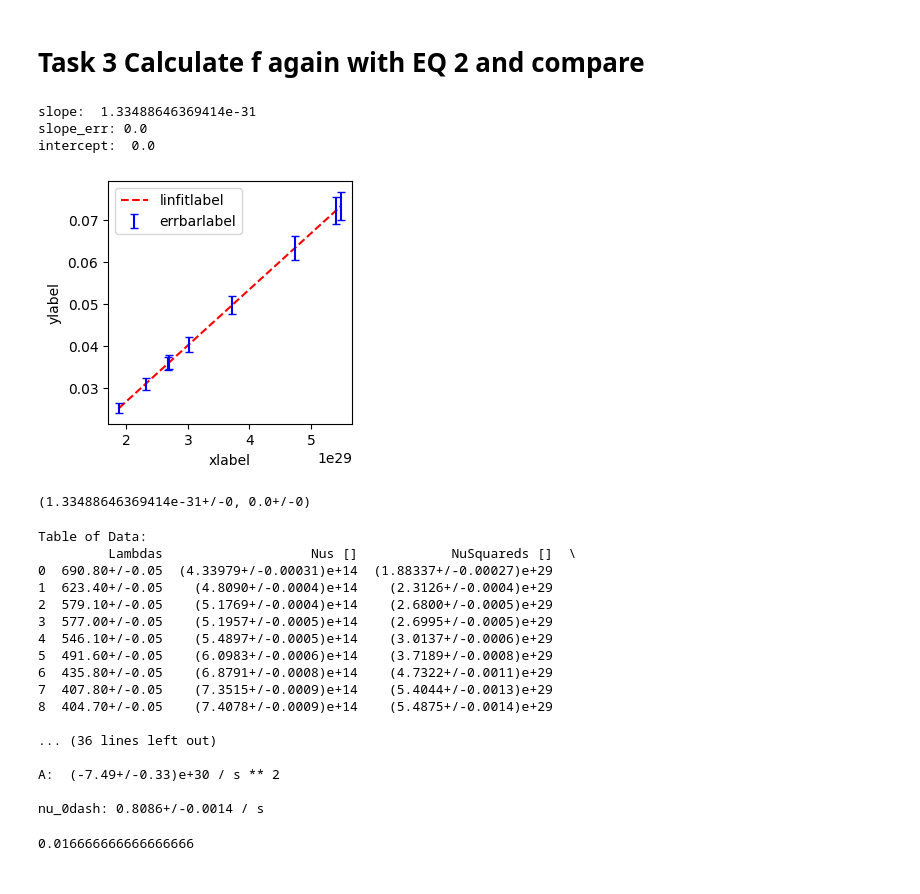
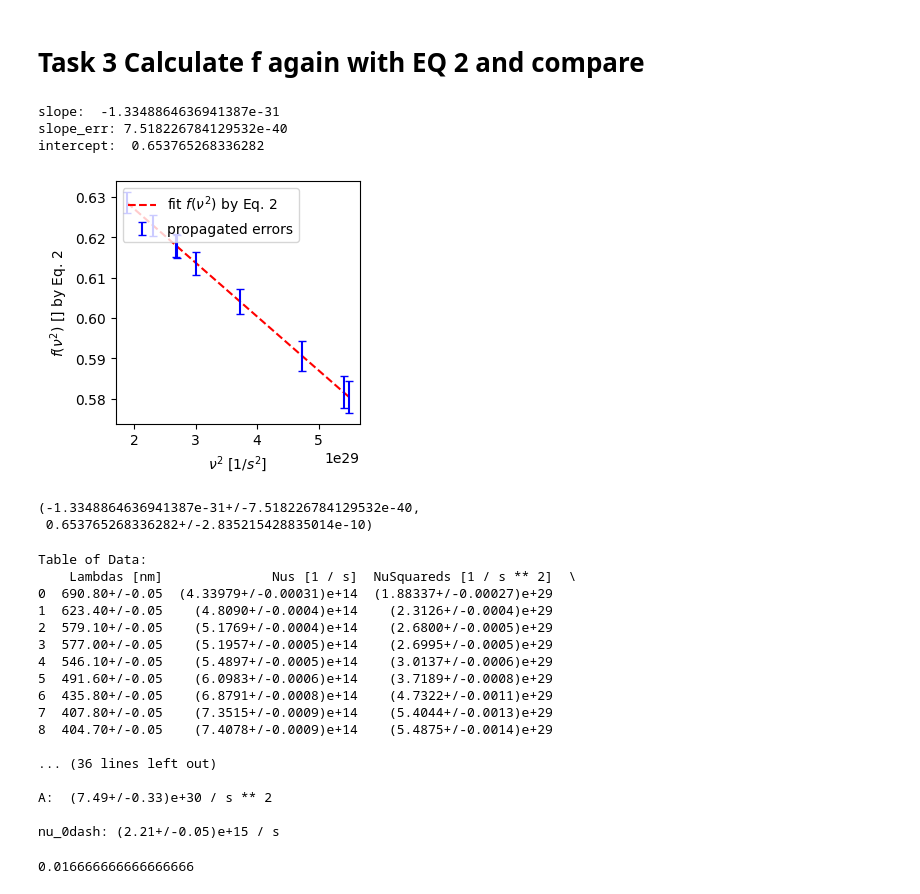
Before and after one commit to dominikrosser/praktikum_p1, a Jupyter notebook: 13 Brechungsind_pris/brechungsind_pris.ipynb, the cells around one changed output. Saved outputs shown, nothing was run; the diff lists cells and outputs as text; code cells hidden in the pictures.

Commit message:
Changes to display data in latex

```diff
--- a/13 Brechungsind_pris/brechungsind_pris.ipynb
+++ b/13 Brechungsind_pris/brechungsind_pris.ipynb
@@ -59,7 +59,7 @@ def errorbar_plot_with_linregress(X, Y, SIG_Y, errbarlabel='errbarlabel', xlabel
 # n'2(nu) = 1 + A/(nu0dash^2-nu^2)
 # nu0dash, A sind Materialkonstanten
 def n_squared_of_nu(nu, nu0dash, A):
-    n_sq = 1 + A/(u.wrap(np.square)(nu0dash)-u.wrap(np.square)(nu))
+    n_sq = 1 + A / (u.wrap(np.square)(nu0dash) - u.wrap(np.square)(nu))
     return n_sq
 
 def n_squared_of_nu_squared(nu_squared, nu0dash, A):
@@ -80,8 +80,9 @@ def n_of_phi_delta0(phi, delta0):
 
 # nu0dash, A sind Materialkonstanten
 def f_of_nu_squared(nu_squared, nu0dash, A):
-    denom = (n_squared_of_nu_squared(nu_squared, nu0dash, A)-1.0)
-    f = 1/ np.array(strip_units([(d if np.abs(d) >= 0.000000001 else 0.000000001) for d in denom])) * no_unit
+    denom = (n_squared_of_nu_squared(nu_squared, nu0dash, A) -1.0 )
+    denom = np.array(strip_units([(d if np.abs(d) >= 0.00000000000001 else (0.00000000000001 if d >= 0.0 else -0.00000000000001) ) for d in denom])) * no_unit
+    f = 1.0 / denom
     return f
 
 # used if n_squared is already known
@@ -194,12 +228,20 @@ Etas = np.array([n_of_phi_delta0(Phi_Result.magnitude, Delta0.magnitude) for Del
 Eta_Squareds = usquare(Etas)
 Fs = f_of_n_squared(Eta_Squareds)
 
-slope_withErr, intercept_withErr = errorbar_plot_with_linregress(extr_values(Nu_Squareds), extr_values(Fs), extr_sig(Fs), nolinregress=False, xlabel=r'$\nu^2$', ylabel=r'$f(\nu^2)$')
+slope_withErr, intercept_withErr = errorbar_plot_with_linregress(extr_values(Nu_Squareds), extr_values(Fs), extr_sig(Fs), nolinregress=False, xlabel=r'$\nu^2$ $[1/s^2]$', ylabel=r'$f(\nu^2)$ by Eq. 8', linfitlabel=r'linear fit to $f(\nu^2)$', errbarlabel='propagated errors')
 
 # CALCULATE MATERIAL CONSTANTS FROM THE CURVE
-nu0dash_Squared = intercept_withErr
+A_param = -(1/slope_withErr) * (1/units.s**2)
+nu0dash_Squared = intercept_withErr * (-1/slope_withErr)
 nu0dash = u.wrap(np.sqrt)(nu0dash_Squared) * (1/units.s)
-A_param = (1/slope_withErr) * (1/units.s**2)
 
-Delta0s / (2*scipy.constants.pi) * 360 / units.rad
+def r2d(x):
+    return x * DEG_PER_RAD / units.rad * units.deg
+# Now calculate the degree values as well
+A1s_Deg = r2d(A1s)
+A2s_Deg = r2d(A2s)
+Lambdas = Lambdas
+# OTHER USEFUL LISTS: Nus, Nu_Squareds, Etas, Eta_Squareds, Fs
+# OTHER QUANTITIES: A_param, nu0dash
+Delta0s_Deg = r2d(Delta0s)
 # %% [output]
@@ -214,20 +254,21 @@ intercept:  0.6537652683362825
 # %%
 # TASK 3 NOW WE USE EQ 2 AND COMPARE
 Eta_Squareds__EQ2 = n_squared_of_nu(Nus, nu0dash, A_param).to_base_units().to_compact()
 Etas__EQ2 = np.array([u.wrap(np.sqrt)(eta_sq.to_base_units().magnitude) for eta_sq in Eta_Squareds__EQ2]) * no_unit
 Fs__EQ2 = f_of_nu_squared(Nu_Squareds, nu0dash, A_param)
-slope_withErr__Eq2, intercept_withErr__Eq2 = errorbar_plot_with_linregress(extr_values(Nu_Squareds), extr_values(Fs__EQ2), extr_sig(Fs__EQ2), nolinregress=False)
+slope_withErr__Eq2, intercept_withErr__Eq2 = errorbar_plot_with_linregress(extr_values(Nu_Squareds), extr_values(Fs__EQ2), extr_sig(Fs__EQ2), nolinregress=False, xlabel=r'$\nu^2$ $[1/s^2]$', ylabel=r'$f(\nu^2)$ [] by Eq. 2', errbarlabel='propagated errors', linfitlabel=r'fit $f(\nu^2)$ by Eq. 2')
 
 slope_withErr__Eq2, intercept_withErr__Eq2
 # %% [output]
-slope:  1.33488646369414e-31
-slope_err: 0.0
-intercept:  0.0
+slope:  -1.3348864636941387e-31
+slope_err: 7.518226784129532e-40
+intercept:  0.653765268336282
-[figure, old version]
+[figure, new version]
-(1.33488646369414e-31+/-0, 0.0+/-0)
+(-1.3348864636941387e-31+/-7.518226784129532e-40,
+ 0.653765268336282+/-2.835215428835014e-10)
 # %%
 # PRINT AND GENERATE LATEX
-DF_TABLE_2 = pandas.DataFrame({"Lambdas": Lambdas, "Nus [%s]"%(""): Nus, "NuSquareds []": Nu_Squareds, "A1s": A1s, "A2s": A2s, "delt*s": Delta0s, "n's": Etas, "f's": Fs, "f's by Eq (2):": Fs__EQ2})
+DF_TABLE_2 = pandas.DataFrame({"Lambdas [%s]"%(Lambdas.units): Lambdas, "Nus [%s]"%(Nus.units): Nus, "NuSquareds [%s]"%(Nu_Squareds.units): Nu_Squareds, "A1s [%s]"%(A1s.units): A1s, "A2s[%s]"%(A2s.units): A2s, "delt0s [%s]"%(Delta0s.units): Delta0s, "n's [%s]"%(Etas.units): Etas, "f's by Eq. 8 [%s]"%(Fs.units): Fs, "f's by Eq 2 [%s]"%(Fs__EQ2.units): Fs__EQ2})
 print("Table of Data:")
 print(DF_TABLE_2, '\n')
 print("Table latex:")
@@ -236,7 +277,7 @@ print("A: ", A_param, '\n')
 print("nu_0dash:", nu0dash)
 # %% [output]
 Table of Data:
-         Lambdas                   Nus []            NuSquareds []  \
+    Lambdas [nm]              Nus [1 / s]  NuSquareds [1 / s ** 2]  \
 0  690.80+/-0.05  (4.33979+/-0.00031)e+14  (1.88337+/-0.00027)e+29
 1  623.40+/-0.05    (4.8090+/-0.0004)e+14    (2.3126+/-0.0004)e+29
 2  579.10+/-0.05    (5.1769+/-0.0004)e+14    (2.6800+/-0.0005)e+29
@@ -249,9 +290,9 @@ Table of Data:
 
 ... (36 lines left out)
 
-A:  (-7.49+/-0.33)e+30 / s ** 2
+A:  (7.49+/-0.33)e+30 / s ** 2
 
-nu_0dash: 0.8086+/-0.0014 / s
+nu_0dash: (2.21+/-0.05)e+15 / s
 # %%
 # %% [output]
 0.016666666666666666
```
Also changed, not shown: parts of 3 cells of this notebook.
